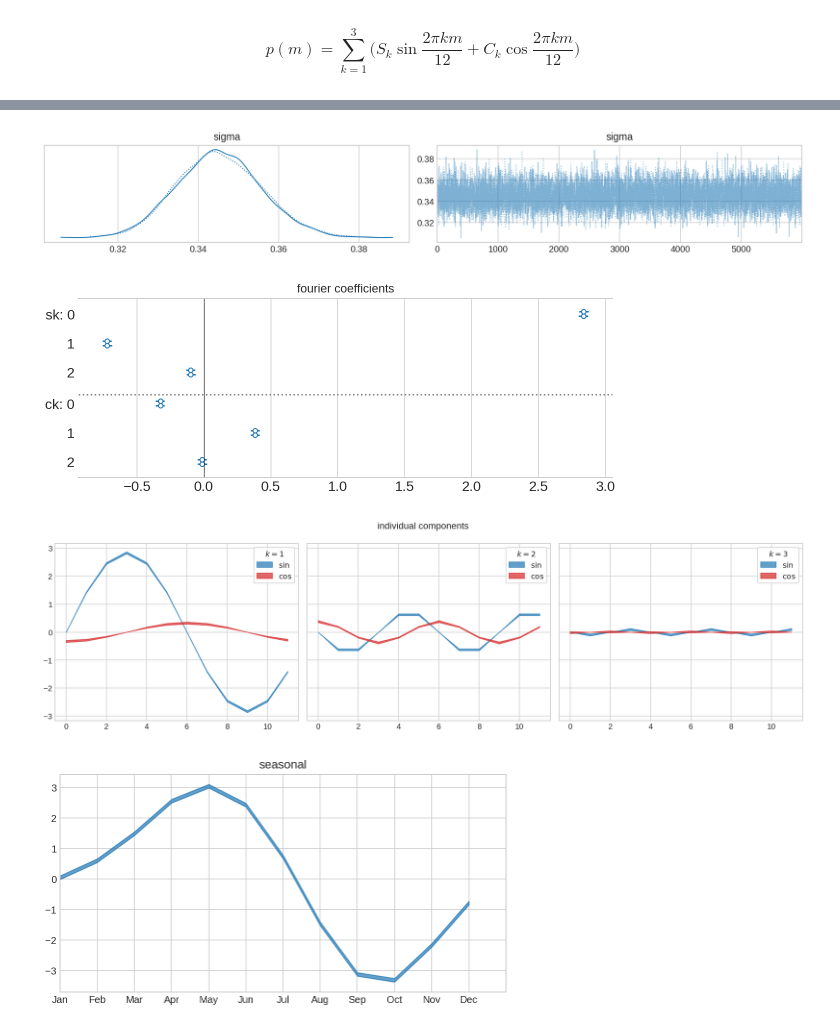
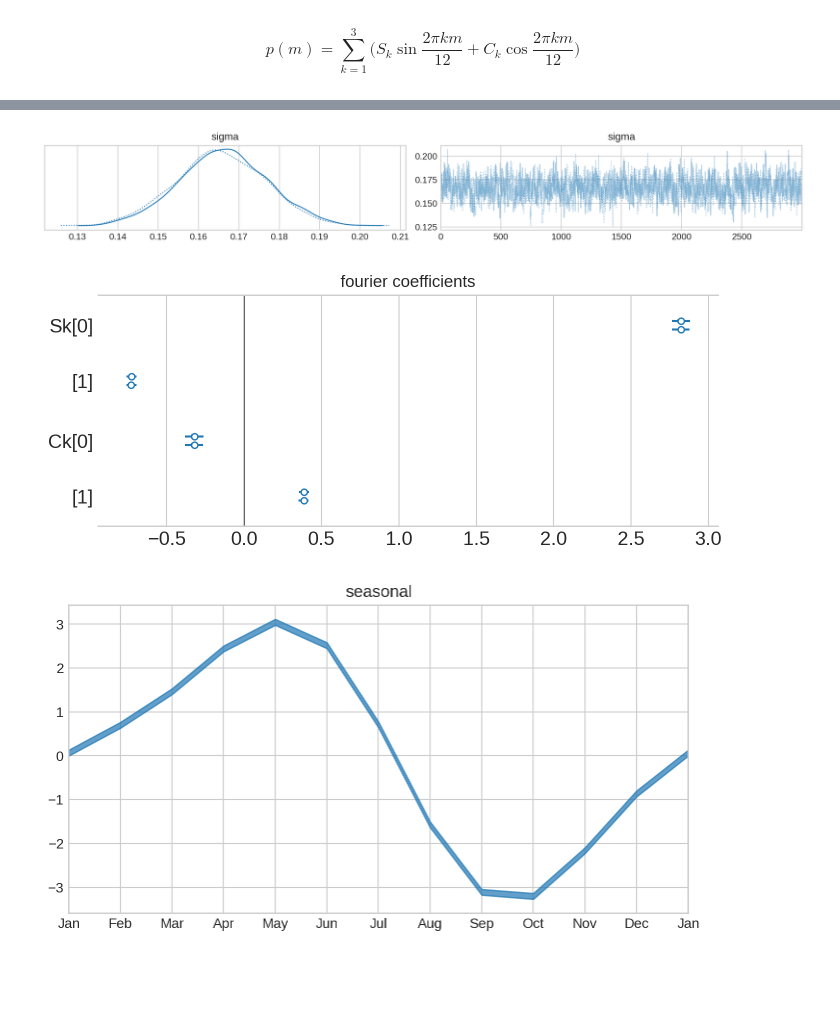
Before and after one commit to petrushev/bayesian-modeling, a Jupyter notebook: 03 keeling/periodic.ipynb, the cells around one changed output, grey strips where cells are left out. Saved outputs shown, nothing was run; the diff lists cells and outputs as text; code cells hidden in the pictures; blank space fills up the shorter version.

Commit message:
keeling: Switch to local-linear model; Update to pymc-5; Update data

```diff
--- a/03 keeling/periodic.ipynb
+++ b/03 keeling/periodic.ipynb
@@ -141,0 +98,34 @@ Sampling 2 chains for 6_000 tune and 6_000 draw iterations (12_000 + 12_000 draw
+# %%
+# fourier transform order
+ft_order = 2
+n_t = int(data.t.max()) + 1
+
+phi_k = np.array([
+    2 * np.pi * k * np.arange(0, 13) / 12
+    for k in range(1, ft_order+1)
+])
+
+with pm.Model() as m1:
+    b = pm.GaussianRandomWalk(
+        'b', sigma=0.003, init_dist=pm.Normal.dist(0, 0.5), shape=n_t-1
+    )
+
+    g = pm.GaussianRandomWalk(
+        'g', mu=b, sigma=0.3, init_dist=pm.Normal.dist(300, 10), shape=n_t
+    )
+
+    # inverse fourier
+    Sk = pm.Normal('Sk', 0, 0.5, shape=ft_order)
+    Ck = pm.Normal('Ck', 0, 0.5, shape=ft_order)
+
+    s = pm.Deterministic('s', tt.dot(Sk, np.sin(phi_k)) + tt.dot(Ck, np.cos(phi_k)))
+
+    g_i = g[data.t.values]
+    s_i = s[data.date.dt.month.values - 1]
+    mu_i = pm.Deterministic('mu', g_i + s_i)
+
+    # inference
+    sigma = pm.HalfNormal('sigma', 0.5)
+    pm.Normal('obs', mu_i, sigma, observed=data.CO2.values)
+
+    tr1 = pm.sampling_jax.sample_numpyro_nuts(3000, tune=3000, chains=2)
@@ -142,38 +142,24 @@ Sampling 2 chains for 6_000 tune and 6_000 draw iterations (12_000 + 12_000 draw
 # %%
-az.plot_trace(m1.trace, var_names=['sigma'])
+az.plot_trace(tr1, var_names=[ 'sigma'])
+plt.gcf().tight_layout()
 None
 # %% [output]
-[figure, old version]
+[figure, new version]
 # %%
-az.plot_forest(m1.trace, var_names=['sk', 'ck'], figsize=(8, 3))
-plt.axhline(7, color='gray', linestyle=':')
+az.plot_forest(tr1, var_names=['Sk', 'Ck'], figsize=(8, 3))
 plt.axvline(color='k', linewidth=0.5)
 plt.gca().set(title='fourier coefficients')
 None
 # %% [output]
-[figure, old version]
+[figure, new version]
-# %%
-fig, axes = plt.subplots(1, 3, figsize=(14, 4), sharex=True, sharey=True)
-axes = axes.reshape(-1)
-for i in range(ft_order):
-    tmp = az.hdi(m1.trace['components'][:, i, 0, :])
-    axes[i].fill_between(range(12), tmp[:, 0], tmp[:, 1], alpha=.7, color='C0', label=f'$\sin$')
-    tmp = az.hdi(m1.trace['components'][:, i, 1, :])
-    axes[i].fill_between(range(12), tmp[:, 0], tmp[:, 1], alpha=.7, color='C3', label=f'$\cos$')
-    axes[i].legend(title=f'$k = {i+1}$', frameon=True)
-
-fig.suptitle('individual components')
-fig.tight_layout()
-# %% [output]
-[figure, removed]
 # %%
-tmp = az.hdi(m1.trace['p'])
+tmp = az.hdi(trd.s.to_numpy().T).T
 plt.figure(figsize=(8, 4))
-plt.fill_between(range(12), tmp[:, 0], tmp[:, 1], alpha=.7, color='C0')
+plt.fill_between(range(13), tmp[0], tmp[1], alpha=.7, color='C0')
 plt.gca().set(xlim=(0, 12), title='seasonal',
-              xticks=range(0, 12),
-              xticklabels=[calendar.month_abbr[i] for i in range(1, 13)])
+              xticks=range(0, 13),
+              xticklabels=[calendar.month_abbr[i%12+1] for i in range(0, 13)])
 None
 # %% [output]
-[figure, old version]
+[figure, new version]
 # %%
```
Also changed, not shown: parts of 18 cells of this notebook, 2 other files.
